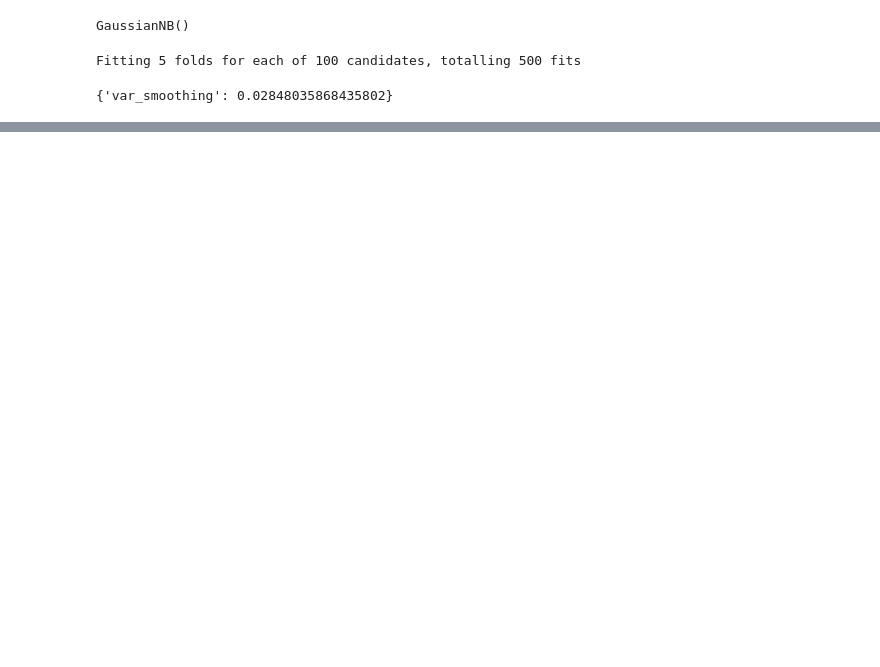
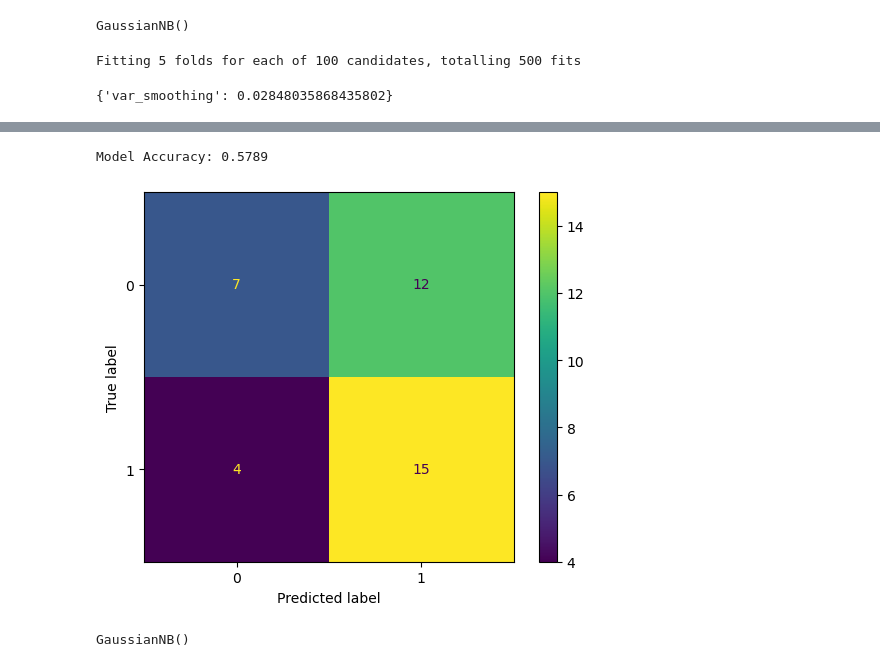
Before and after one commit to yunchen-hung/fmriWorkingMemoryProject, a Jupyter notebook: Naive Bayes/naivebayes_test.ipynb, the cells around one changed output, grey strips where cells are left out. Cells and saved outputs as stored; diff of their text form; code cells hidden in the pictures; blank space fills up the shorter version.

Commit message:
PCA + naive bayes testing

```diff
--- a/Naive Bayes/naivebayes_test.ipynb
+++ b/Naive Bayes/naivebayes_test.ipynb
@@ -110,0 +113,11 @@ Model Accuracy: 0.6410
+# %%
+#PCA
+X_train, X_val, X_test, y_train, y_val, y_test = split_train_test_valid(X, y)
+pca = PCA(n_components = 30) #from a cluster table from last quarter, more testing should be done to find optimal n
+X_train = pca.fit_transform(X_train)
+X_val = pca.transform(X_val)
+NB_model(X_train, y_train, X_val, y_val)
+# %% [output]
+Model Accuracy: 0.5789
+[figure, added]
+GaussianNB()
```
Also changed, not shown: parts of 5 cells of this notebook.
